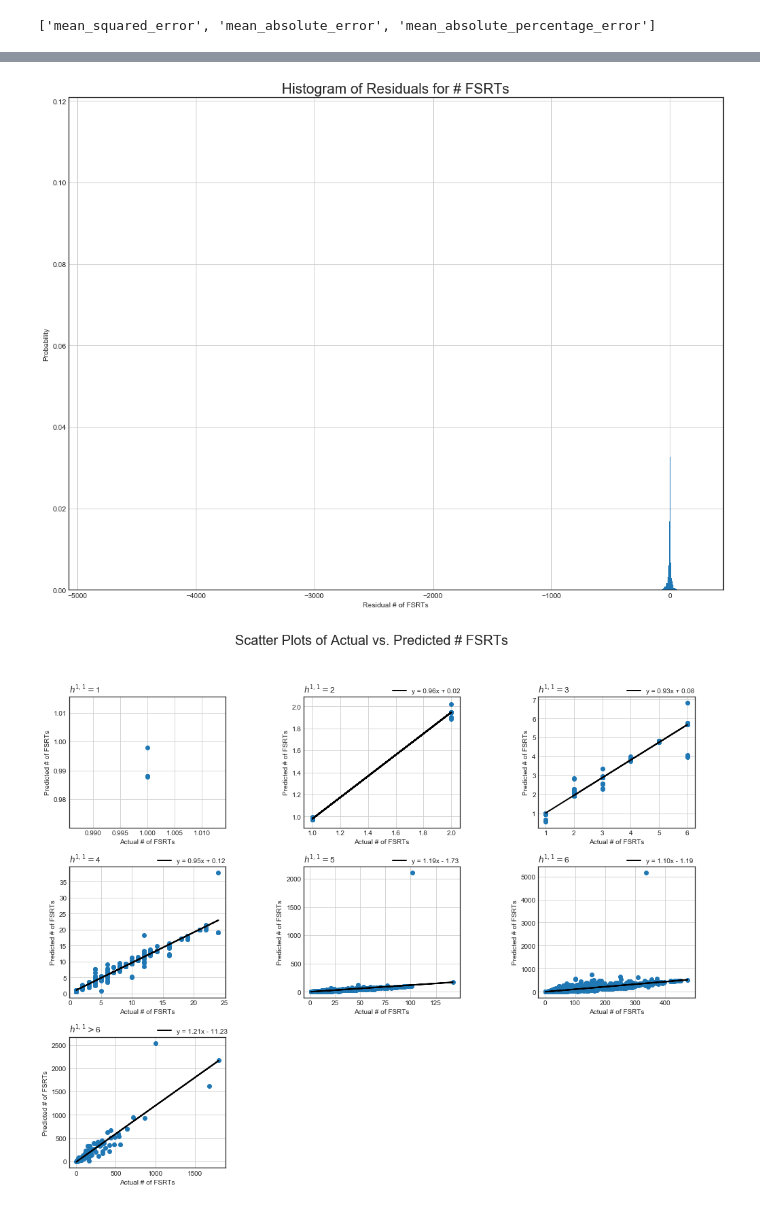
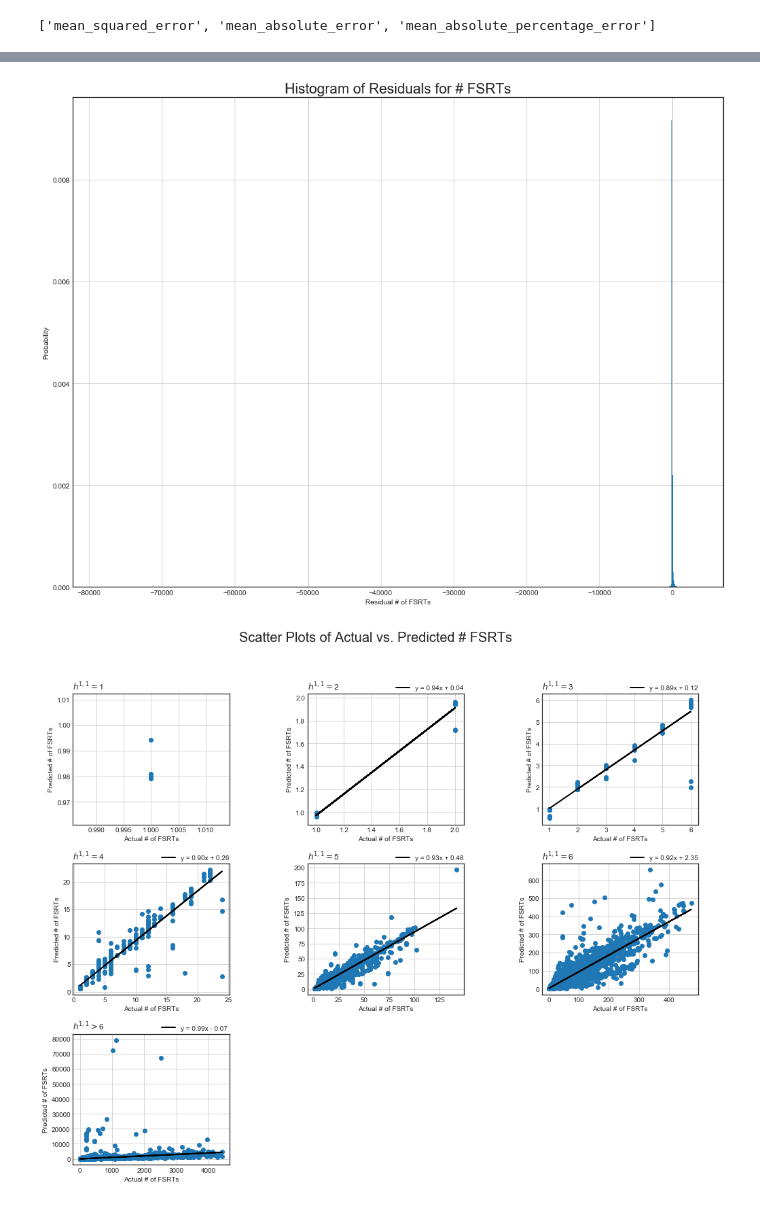
Before and after one commit to knowbodynos/keras-pipeline, a Jupyter notebook: test.ipynb, the cells around one changed output, grey strips where cells are left out. Cells and saved outputs as stored; diff of their text form; code cells hidden in the pictures.

```diff
--- a/test.ipynb
+++ b/test.ipynb
@@ -182,9 +249,9 @@ r2_train, r2_test
 # %%
 raw_df = pd.concat([raw_df_train, raw_df_test], axis = 0)
 X_df = pd.concat([X_df_train, X_df_test], axis = 0)
-scaled_X_df = pd.DataFrame(scalerX.transform(X_df.as_matrix()), index = X_df.index, columns = X_df.columns)
+scaled_X_df = pd.DataFrame(scalerX.transform(X_df.values), index = X_df.index, columns = X_df.columns)
 y_df = pd.concat([y_df_train, y_df_test], axis = 0)
-pred_y_df = pd.DataFrame(model.predict(scaled_X_df.as_matrix()), index = y_df.index, columns = y_df.columns)
+pred_y_df = pd.DataFrame(model.predict(scaled_X_df.values), index = y_df.index, columns = y_df.columns)
 # %%
 score_attrs = yaml.load(open('score.config', 'r'))
 
@@ -196,8 +263,8 @@ for i in range(h11_arr.size):
         mask = (X_df.H11 == h11_arr[i])
     else:
         mask = (X_df.H11 > 6)
-    y_h11 = y_df[mask].as_matrix()
-    pred_y_h11 = pred_y_df[mask].as_matrix()
+    y_h11 = y_df[mask].values
+    pred_y_h11 = pred_y_df[mask].values
     for score_type in score_attrs.keys():
         scores[score_type][i] = avail_metrics[score_type](y_h11, pred_y_h11)
 
@@ -241,8 +308,8 @@ for i in range(h11_arr.size):
         mask = (X_df.H11 == h11_arr[i])
     else:
         mask = (X_df.H11 > 6)
-    z_h11 = raw_df.NFSRT[mask].as_matrix()
-    pred_z_h11 = (raw_df.NFSRTPREDICT * pred_y_df.NFSRTRAT)[mask].as_matrix()
+    z_h11 = raw_df.NFSRT[mask].values
+    pred_z_h11 = (raw_df.LNNFRTSUM.apply(np.exp) * pred_y_df.NFSRTRAT)[mask].values
     for score_type in score_attrs.keys():
         scores[score_type][i] = avail_metrics[score_type](z_h11, pred_z_h11)
 
@@ -280,7 +347,7 @@ with PdfPages(path + '/hist.pdf') as pdf:
     fig, ax = plt.subplots()
     fig.set_size_inches(1.5 * 11, 1.5 * 8.5)
 
-    diffs = (raw_df.NFSRT - (raw_df.NFSRTPREDICT * pred_y_df.NFSRTRAT)).as_matrix()
+    diffs = (raw_df.NFSRT - (raw_df.LNNFRTSUM.apply(np.exp) * pred_y_df.NFSRTRAT)).values
 
     values, bins, patches = ax.hist(diffs, bins = 1000, density = True)
     ax.grid()
@@ -291,7 +358,7 @@ with PdfPages(path + '/hist.pdf') as pdf:
     pdf.savefig(fig)
     plt.show()
 # %% [output]
-[figure, old version]
+[figure, new version]
 # %%
 # fig, ax = plt.subplots()
 # fig.set_size_inches(1.5 * 11, 1.5 * 8.5)
@@ -354,38 +421,38 @@ with PdfPages(path + '/scatter.pdf') as pdf:
                 mask = (raw_df.H11 == h11)
             else:
                 mask = (raw_df.H11 > 6)
-            x_data = raw_df[mask].NFSRT.as_matrix()
-            y_data = (raw_df[mask].NFSRTPREDICT * pred_y_df[mask].NFSRTRAT).as_matrix()
+            x_data = raw_df[mask].NFSRT.values
+            y_data = (raw_df[mask].LNNFRTSUM.apply(np.exp) * pred_y_df[mask].NFSRTRAT).values
 
             ax = plt.subplot2grid((n_rows, n_cols), (i, j))
 
             ax.scatter(x_data, y_data)
     #         ax.set_xlim((x_data.min(), x_data.max()))
     #         ax.set_ylim((y_data.min(), y_data.max()))
             ax.grid()
             if h11 > 6:
                 ax.set_title("$h^{1,1} > $" + str(6), loc = 'left')
             else:
                 ax.set_title("$h^{1,1} = $" + str(h11), loc = 'left')
             ax.set_xlabel("Actual # of FSRTs")
             ax.set_ylabel("Predicted # of FSRTs")
 
             if np.unique(x_data).size > 1:
                 fit = np.polyfit(x_data, y_data, deg = 1)
                 fit_pos_x = x_data[x_data.size // 2]
                 fit_pos_y = (fit[0] * fit_pos_x + fit[1])# + ((1 - 2 * i) * (0.1 * y_data[-1]))
                 slope = str("%.2f" % fit[0]) + "x"
                 if fit[1] > 0:
                     yintercept = " + " + str("%.2f" % fit[1])
                 elif fit[1] < 0:
                     yintercept = " - " + str("%.2f" % -fit[1])
                 else:
                     yintercept = ""
 
                 ax.plot(x_data, fit[0] * x_data + fit[1], color = 'black', linestyle = '-', alpha = 1, linewidth = 2, label = "y = " + slope + yintercept)
                 ax.legend(bbox_to_anchor = (0.55, 1.0, 0.45, 0.1), loc = 'lower left', ncol = 1, mode = "expand", borderaxespad = 0.)
 
     pdf.savefig(fig)
     plt.show()
 # %% [output]
-[figure, old version]
+[figure, new version]
```
Also changed, not shown: parts of 19 cells of this notebook, 1 other file.
